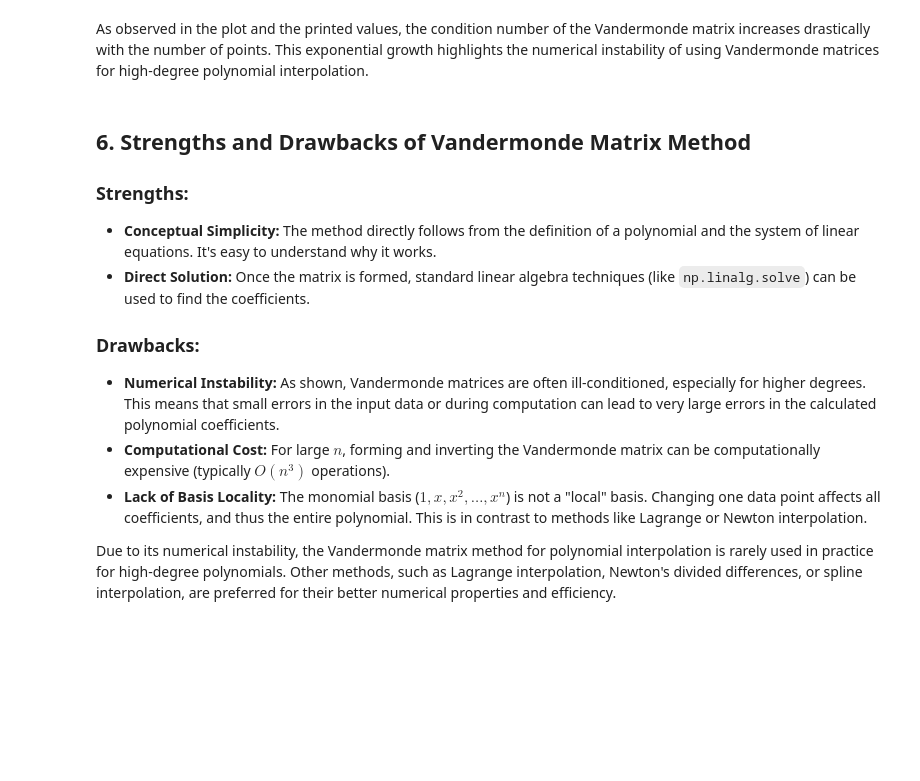
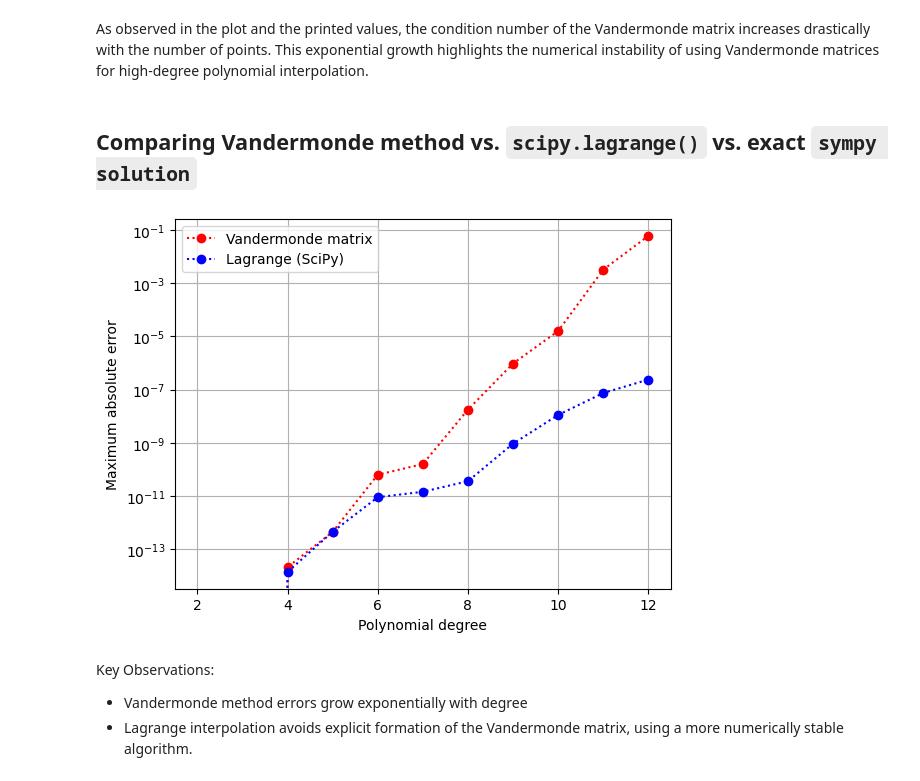
Before and after one commit to diegoandresalvarez/metodosnumericos, a Jupyter notebook: codigo/03_interpolacion/interpolation_vandermonde.ipynb, the cells around one changed output. Drawn from its saved outputs; the diff is of its cells as text; code cells hidden in the pictures; blank space fills up the shorter version.

Commit message:
Interpolation algorithms in 1D

```diff
--- a/codigo/03_interpolacion/interpolation_vandermonde.ipynb
+++ b/codigo/03_interpolacion/interpolation_vandermonde.ipynb
@@ -394,18 +394,65 @@ n = 14: Condition Number = 5.22e+10
 n = 15: Condition Number = 4.03e+11
 # %% [markdown]
 As observed in the plot and the printed values, the condition number of the Vandermonde matrix increases drastically with the number of points. This exponential growth highlights the numerical instability of using Vandermonde matrices for high-degree polynomial interpolation.
-# %% [markdown]
-## 6. Strengths and Drawbacks of Vandermonde Matrix Method
-
-### Strengths:
-
-  * **Conceptual Simplicity:** The method directly follows from the definition of a polynomial and the system of linear equations. It's easy to understand why it works.
-  * **Direct Solution:** Once the matrix is formed, standard linear algebra techniques (like `np.linalg.solve`) can be used to find the coefficients.
-
-### Drawbacks:
-
-  * **Numerical Instability:** As shown, Vandermonde matrices are often ill-conditioned, especially for higher degrees. This means that small errors in the input data or during computation can lead to very large errors in the calculated polynomial coefficients.
-  * **Computational Cost:** For large $n$, forming and inverting the Vandermonde matrix can be computationally expensive (typically $O(n^3)$ operations).
-  * **Lack of Basis Locality:** The monomial basis ($1, x, x^2, \dots, x^n$) is not a "local" basis. Changing one data point affects all coefficients, and thus the entire polynomial. This is in contrast to methods like Lagrange or Newton interpolation.
-
-Due to its numerical instability, the Vandermonde matrix method for polynomial interpolation is rarely used in practice for high-degree polynomials. Other methods, such as Lagrange interpolation, Newton's divided differences, or spline interpolation, are preferred for their better numerical properties and efficiency.
+# %% [markdown]
+## Comparing Vandermonde method vs. `scipy.lagrange()` vs. exact `sympy solution`
+# %%
+from sympy import symbols, Poly
+from sympy.polys.specialpolys import interpolating_poly
+from scipy.interpolate import lagrange
+from scipy.linalg import solve
+
+max_degree = 12
+err_vander   = np.zeros(max_degree-1)
+err_lagrange = np.zeros(max_degree-1)
+
+def sympy_coeffs(X, Y):
+    '''
+    Compute polynomial coefficients (in descending order) using SymPy's
+    symbolic computation. This serves as our reference solution.
+    '''
+    x = symbols('x')
+
+    # Compute interpolating polynomial symbolically
+    P = Poly(interpolating_poly(len(X), x, X, Y))
+
+    # Extract coefficients (highest degree first)
+    coeffs = P.all_coeffs()
+
+    # Convert to NumPy array of floats
+    return np.array([float(c) for c in coeffs])
+
+degrees = range(2, max_degree+1)
+for i, n in enumerate(degrees):
+    # Use points evenly spaced in [0, 1] for demonstration
+    x = np.linspace(0, 1, n)
+    y = np.round((10*np.random.randn(n)))
+
+    # Compute polynomial coefficients by solving the Vandermonde linear system.
+    # This method becomes numerically unstable for higher degrees.
+    coeffs_vander   = solve(np.vander(x), y)
+
+    # Compute the coefficients numerically using Lagrange's formula
+    coeffs_lagrange = lagrange(x, y).coefficients
+
+    # Compute the coefficients using SymPy
+    coeffs_sympy    = sympy_coeffs(x, y)
+
+    # Compute errors relative to SymPy (reference) solution
+    err_vander[i]   = np.linalg.norm(coeffs_vander   - coeffs_sympy, np.inf)
+    err_lagrange[i] = np.linalg.norm(coeffs_lagrange - coeffs_sympy, np.inf)
+
+plt.figure()
+plt.semilogy(degrees, err_vander,   'ro:', label='Vandermonde matrix')
+plt.semilogy(degrees, err_lagrange, 'bo:', label='Lagrange (SciPy)')
+plt.xlabel('Polynomial degree')
+plt.ylabel('Maximum absolute error')
+plt.legend()
+plt.grid(True)
+plt.show()
+# %% [output]
+[figure, added]
+# %% [markdown]
+Key Observations:
+* Vandermonde method errors grow exponentially with degree
+*  Lagrange interpolation avoids explicit formation of the Vandermonde matrix, using a more numerically stable algorithm.
```
Also changed, not shown: parts of 1 cell of this notebook, 2 other files.
